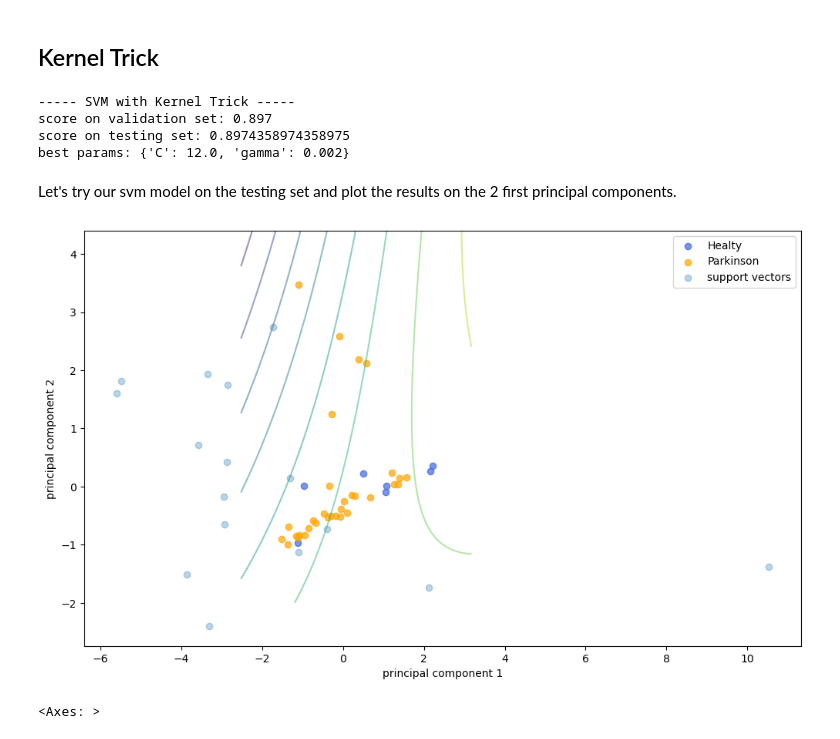
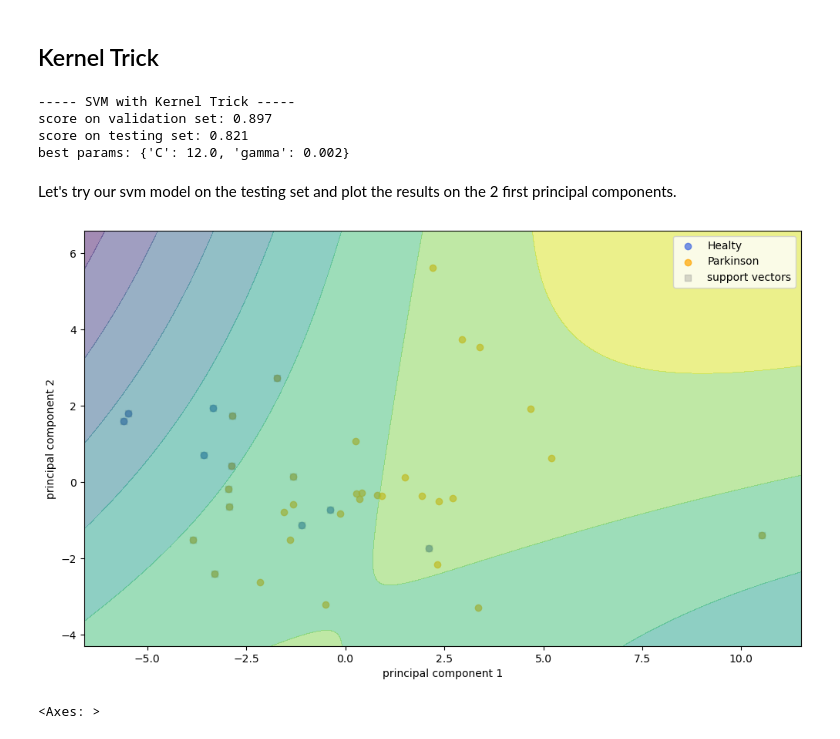
Before and after one commit to Mathieu-R/ldats2470-project, a Jupyter notebook: ldats2470.ipynb, the cells around one changed output. Saved outputs shown, nothing was run; the diff lists cells and outputs as text; code cells hidden in the pictures.

```diff
--- a/ldats2470.ipynb
+++ b/ldats2470.ipynb
@@ -83,7 +147,2 @@ def plot_data(X: npt.NDArray, y: npt.NDArray, support_vectors: npt.NDArray):
 # %% [markdown]
 ## Soft Margin SVM
-# %%
-clf = SVC(kernel="linear")
-clf.fit(X_train, y_train)
-
-plot_svm(X_train, y_train, clf.support_vectors_)
@@ -93,2 +180,25 @@ plot_svm(X_train, y_train, clf.support_vectors_)
 # %% [markdown]
 ## Hard Margin SVM
+# %%
+kf = KFold(n_splits=5)
+
+hard_margin_params = {
+	"C": [7.0, 8.0, 9.0, 10.0, 11.0, 11.5, 12.0, 12.5, 13.0, 14.0, 15.0]
+}
+
+gs_hard = GridSearchCV(
+	estimator=SVC(kernel="linear"),
+	param_grid=hard_margin_params,
+	cv=kf,
+	refit=True,
+	return_train_score=True
+)
+
+gs_hard.fit(X_train, y_train)
+val_score = np.round(gs_hard.best_score_, 3)
+test_score = np.round(gs_hard.score(X_test, y_test), 3)
+
+print("----- Linear SVM with C Penalty -----")
+print(f"score on validation set: {val_score}")
+print(f"score on testing set: {test_score}")
+print(f"best params: {gs_hard.best_params_}")
@@ -102,7 +238,7 @@ kernel_params = {
 	"gamma": [0.001, 0.0015, 0.002, 0.0025, 0.003]
 }
 
-gs = GridSearchCV(
+gs_kernel = GridSearchCV(
 	estimator=SVC(kernel="rbf"),
 	param_grid=kernel_params,
 	cv=kf,
@@ -110,18 +246,18 @@ gs = GridSearchCV(
 	return_train_score=True
 )
 
-gs.fit(X_train, y_train)
-val_score = np.round(gs.best_score_, 3)
-test_score = np.round(gs.score(X_test, y_test), 3)
+gs_kernel.fit(X_train, y_train)
+val_score = np.round(gs_kernel.best_score_, 3)
+test_score = np.round(gs_kernel.score(X_test, y_test), 3)
 
 print("----- SVM with Kernel Trick -----")
 print(f"score on validation set: {val_score}")
-print(f"score on testing set: {score}")
-print(f"best params: {gs.best_params_}")
+print(f"score on testing set: {test_score}")
+print(f"best params: {gs_kernel.best_params_}")
 # %% [output]
 ----- SVM with Kernel Trick -----
 score on validation set: 0.897
-score on testing set: 0.8974358974358975
+score on testing set: 0.821
 best params: {'C': 12.0, 'gamma': 0.002}
 # %% [markdown]
 Let's try our svm model on the testing set and plot the results on the 2 first principal components.
@@ -181,16 +264,16 @@ def plot_margins(X: npt.NDArray, y: npt.NDArray, support_vectors: npt.NDArray, c
 # %%
 scaler = StandardScaler()
 pca = PCA(n_components=2)
 
 X_test_scaled = scaler.fit_transform(X_test)
 X_test_pca = pca.fit_transform(X_test_scaled)
 
-svm = SVC(kernel="rbf", C=gs.best_params_["C"], gamma=gs.best_params_["gamma"])
+svm = SVC(kernel="rbf", C=gs_kernel.best_params_["C"], gamma=gs_kernel.best_params_["gamma"])
 clf = svm.fit(X_test_pca, y_test)
 
-plot_margins(X_test_scaled, y_test, svm.support_vectors_, clf)
+plot_margins(X_test_pca, y_test, svm.support_vectors_, clf)
 # %% [output]
-[figure, old version]
+[figure, new version]
 # %%
 y_pred = gs.predict(X_test)
 
```
Also changed, not shown: parts of 12 cells of this notebook.
